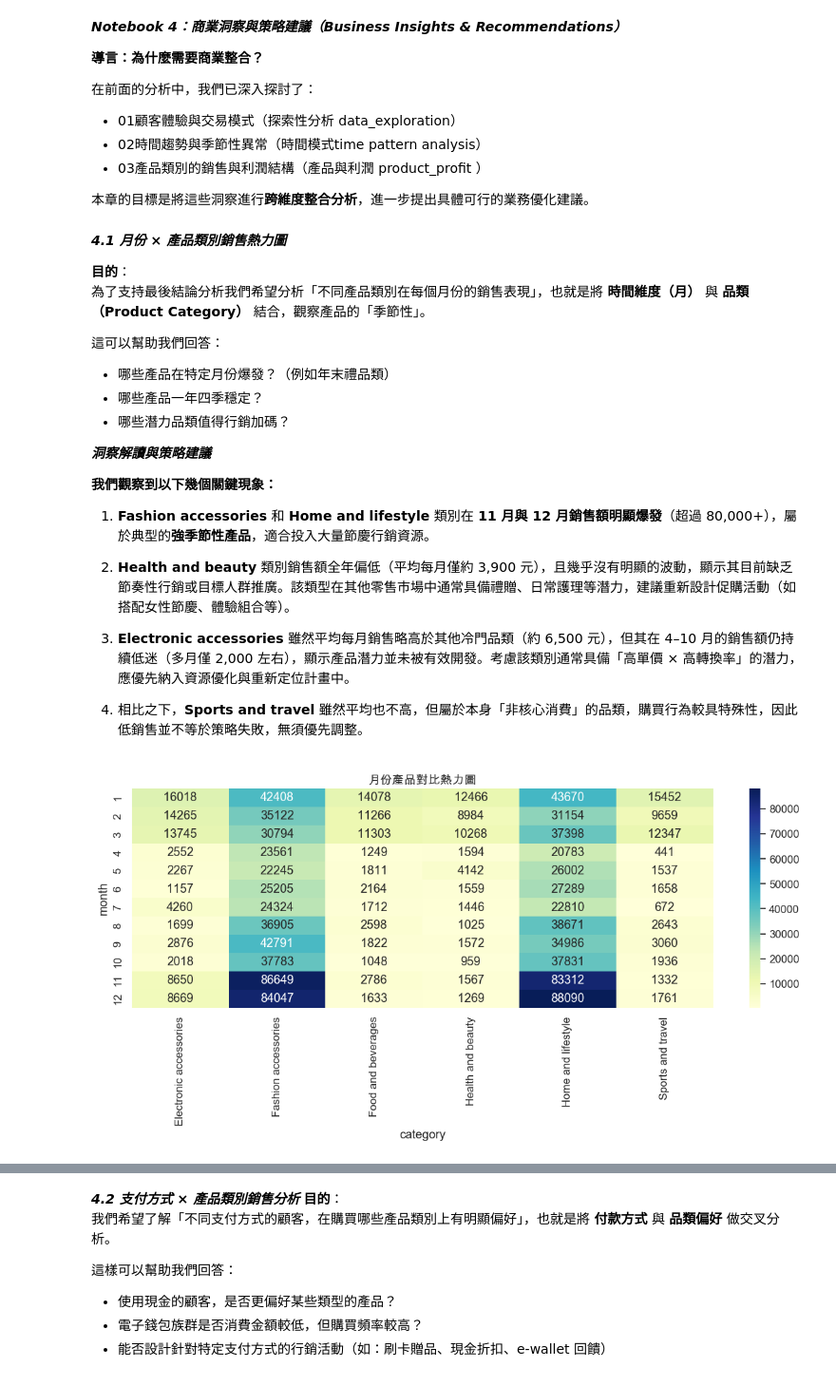
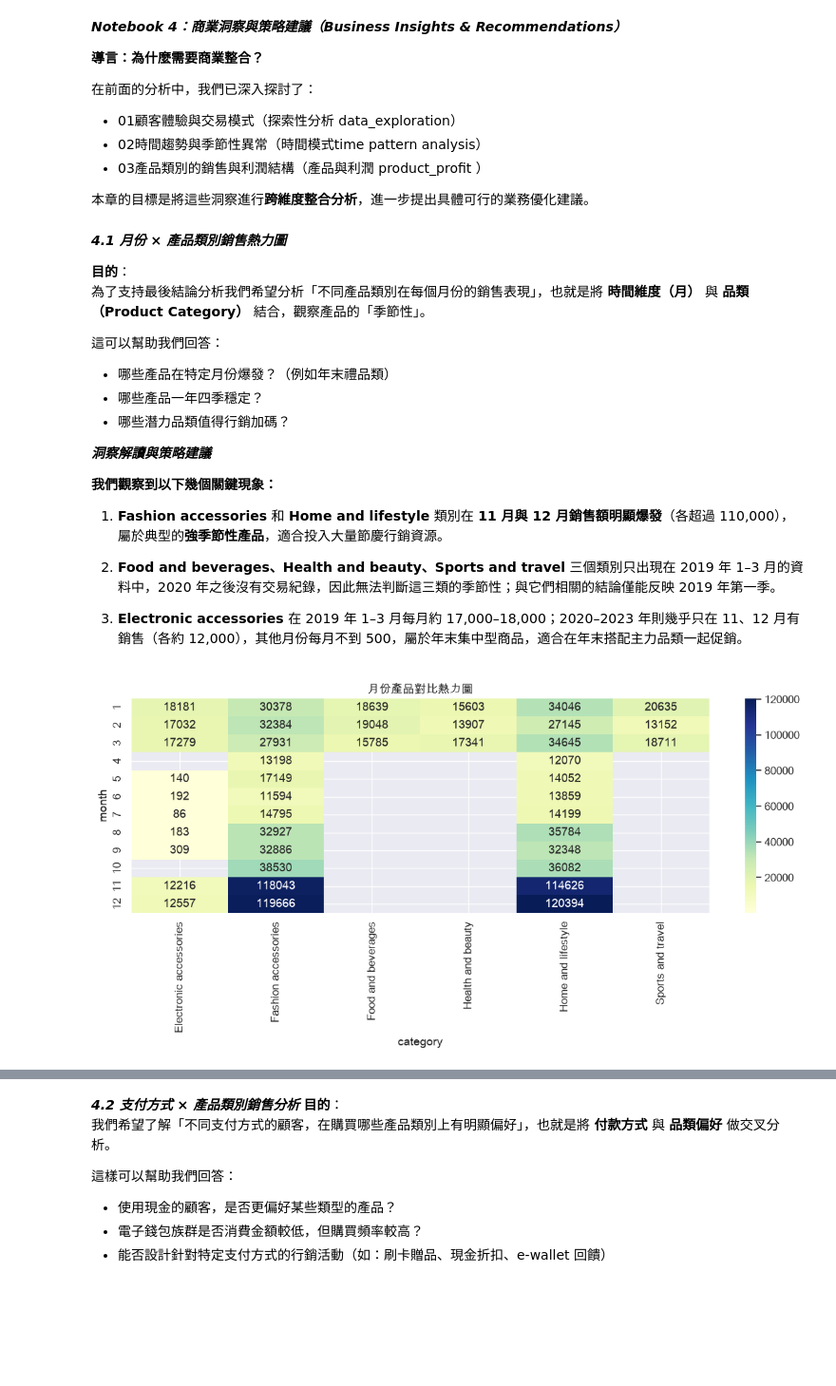
Before and after one commit to PeiHsinChu/walmart-retail-analysis, a Jupyter notebook: notebooks/04 支付方式分析和商業總結 business_recommendations.ipynb, the cells around one changed output, grey strips where cells are left out. Shown at 95% size. Cells and saved outputs as stored; diff of their text form; code cells hidden in the pictures; blank space fills up the shorter version.

```diff
--- a/notebooks/04 支付方式分析和商業總結 business_recommendations.ipynb
+++ b/notebooks/04 支付方式分析和商業總結 business_recommendations.ipynb
@@ -39,27 +39,25 @@ plt.rcParams['axes.unicode_minus'] = False
 
 **我們觀察到以下幾個關鍵現象：**
 
-1. **Fashion accessories** 和 **Home and lifestyle** 類別在 **11 月與 12 月銷售額明顯爆發**（超過 80,000+），屬於典型的**強季節性產品**，適合投入大量節慶行銷資源。
+1. **Fashion accessories** 和 **Home and lifestyle** 類別在 **11 月與 12 月銷售額明顯爆發**（各超過 110,000），屬於典型的**強季節性產品**，適合投入大量節慶行銷資源。
 
-2. **Health and beauty** 類別銷售額全年偏低（平均每月僅約 3,900 元），且幾乎沒有明顯的波動，顯示其目前缺乏節奏性行銷或目標人群推廣。該類型在其他零售市場中通常具備禮贈、日常護理等潛力，建議重新設計促購活動（如搭配女性節慶、體驗組合等）。
+2. **Food and beverages、Health and beauty、Sports and travel** 三個類別只出現在 2019 年 1–3 月的資料中，2020 年之後沒有交易紀錄，因此無法判斷這三類的季節性；與它們相關的結論僅能反映 2019 年第一季。
 
-3. **Electronic accessories** 雖然平均每月銷售略高於其他冷門品類（約 6,500 元），但其在 4–10 月的銷售額仍持續低迷（多月僅 2,000 左右），顯示產品潛力並未被有效開發。考慮該類別通常具備「高單價 × 高轉換率」的潛力，應優先納入資源優化與重新定位計畫中。
-
-4. 相比之下，**Sports and travel** 雖然平均也不高，但屬於本身「非核心消費」的品類，購買行為較具特殊性，因此低銷售並不等於策略失敗，無須優先調整。
+3. **Electronic accessories** 在 2019 年 1–3 月每月約 17,000–18,000；2020–2023 年則幾乎只在 11、12 月有銷售（各約 12,000），其他月份每月不到 500，屬於年末集中型商品，適合在年末搭配主力品類一起促銷。
 # %%
 
-df = pd.read_excel("/Users/wendychu/Desktop/python/walmart ba project/my_env1/data/walmart_time.xlsx")
+df = pd.read_excel("walmart_time.xlsx")
 pivot_table=df.pivot_table(index="month",columns="category", values="total",aggfunc="sum")
 plt.figure(figsize=(12,6))
 sns.heatmap(data=pivot_table,annot=True,fmt='.0f',cmap="YlGnBu")
 plt.title("月份產品對比熱力圖")
 plt.tight_layout()
 
 plt.savefig("product_category_heatmap",dpi=300)
 
 plt.show()
 # %% [output]
-[figure, old version]
+[figure, new version]
 # %%
 avg_sales = pivot_table.mean().sort_values()
 
```
Also changed, not shown: parts of 7 cells of this notebook, 13 other files.
